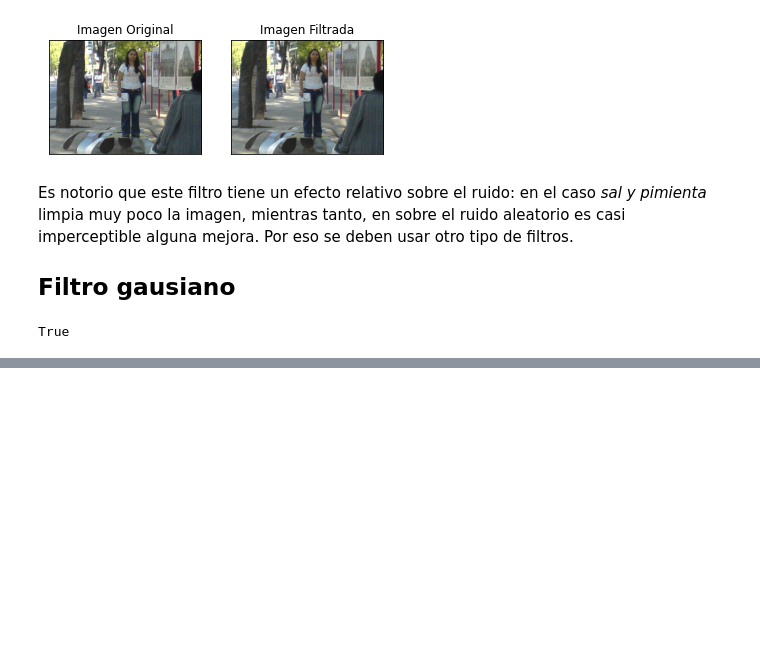
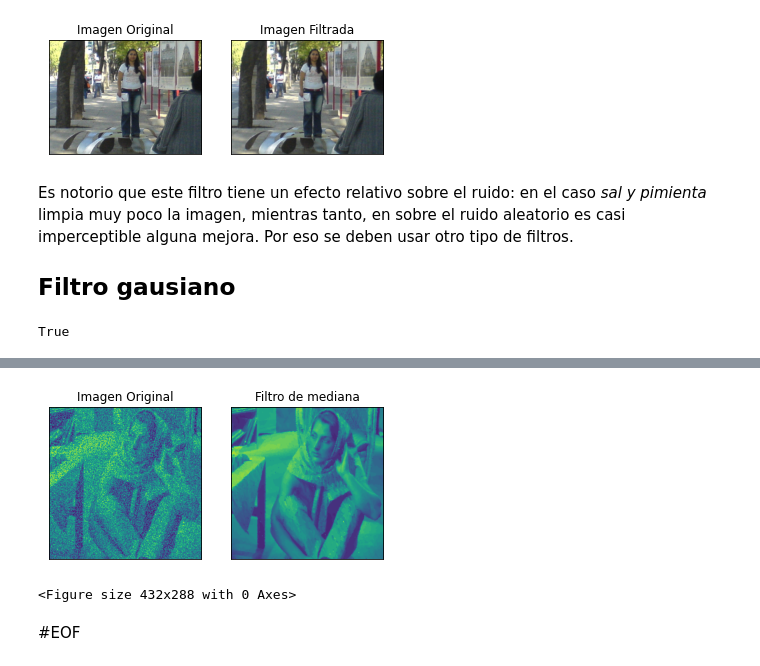
Before and after one commit to genomorro/unir, a Jupyter notebook: main.ipynb, the cells around one changed output, grey strips where cells are left out. Saved outputs shown, nothing was run; the diff lists cells and outputs as text; code cells hidden in the pictures; blank space fills up the shorter version.

```diff
--- a/main.ipynb
+++ b/main.ipynb
@@ -133,0 +194,26 @@ plt.show()
+# %%
+from PIL import Image
+
+im = Image.open('im/salt-pepper.png')
+input = np.asarray(im)
+out = median_filter(input, 3)
+Image.fromarray(out).save("out/median-alg.jpg")
+# %%
+plt.figure()
+plt.subplot(1,2,1)
+plt.imshow(im)
+plt.title('Imagen Original')
+plt.xticks([])
+plt.yticks([])
+plt.subplot(1,2,2)
+plt.imshow(out)
+plt.title('Filtro de mediana')
+plt.xticks([])
+plt.yticks([])
+plt.show()
+plt.savefig('out/testing.png')
+# %% [output]
+[figure, added]
+<Figure size 432x288 with 0 Axes>
+# %% [markdown]
+#EOF
```
Also changed, not shown: parts of 6 cells of this notebook.
